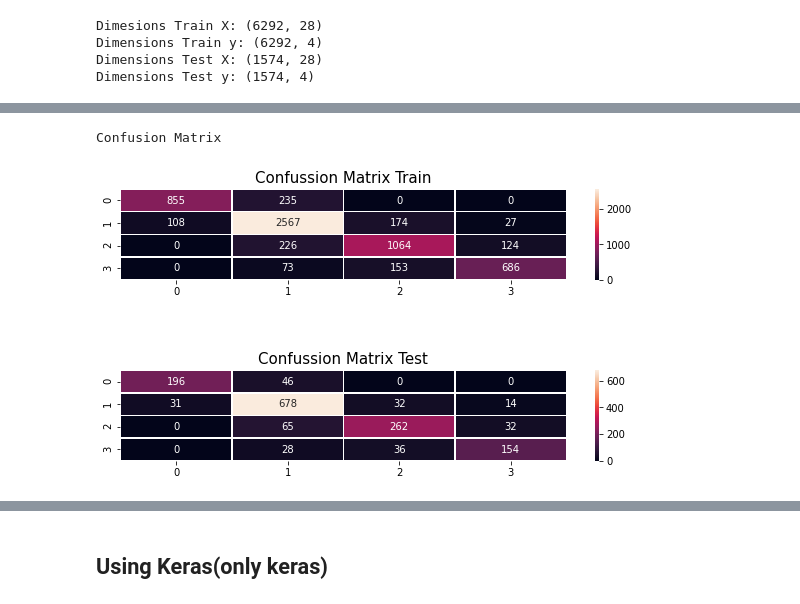
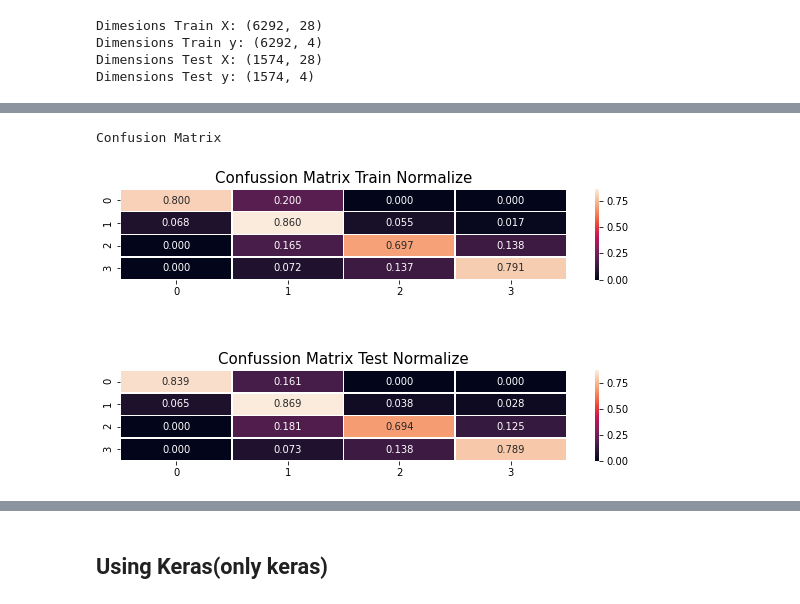
Before and after one commit to joseortegalabra/MLBI, a Jupyter notebook: Tarea1_MLBI_José_Ignacio_Ortega_Labra.ipynb, the cells around one changed output, grey strips where cells are left out. Saved outputs shown, nothing was run; the diff lists cells and outputs as text; code cells hidden in the pictures.

```diff
--- a/Tarea1_MLBI_José_Ignacio_Ortega_Labra.ipynb
+++ b/Tarea1_MLBI_José_Ignacio_Ortega_Labra.ipynb
@@ -376,5 +377,5 @@ ims = []
 # %%
-#training
+###TRAIN NN
 loss_vector_train = []
 loss_vector_test = []
 acc_vector_train = []
@@ -383,6 +384,7 @@ iPY = []  #save animation results
 
 
 for epoch in range(epochs):
+  #reset metrics
   train_loss.reset_states()
   train_accuracy.reset_states()
   test_loss.reset_states()
@@ -390,12 +392,12 @@ for epoch in range(epochs):
 
   #traning with batches
   data_train, labels_train = create_batch(ex1.X_train_scaled, ex1.y_train_dummy, batch_size)
-  train_step(data_train, labels_train)
+  train_step(data_train,labels_train, model_ex1, loss_object, optimizer, train_loss, train_accuracy)
   loss_vector_train.append(train_loss.result().numpy())
   acc_vector_train.append(train_accuracy.result().numpy())
 
   #test with all data
-  test_step(ex1.X_test_scaled, ex1.y_test_dummy)
+  test_step(ex1.X_test_scaled, ex1.y_test_dummy, model_ex1,loss_object, test_loss, test_accuracy)
   loss_vector_test.append(test_loss.result().numpy())
   acc_vector_test.append(test_accuracy.result().numpy())
 
@@ -405,7 +407,8 @@ for epoch in range(epochs):
     print(template.format(epoch + 1, train_loss.result(), train_accuracy.result(), test_loss.result(), test_accuracy.result()))
 
   #meshgrid results
-  Z = predictions_ex1(data_fict, model_ex1)
+  xx, yy, data_2d_meshgrid = meshgrid_visualization2d_pca(ex1.X_train_2d, ex1.pca, ex1.scaler)
+  Z = predictions_ex1(data_2d_meshgrid, model_ex1)
   Z = Z.reshape(xx.shape)
   iPY.append(Z)
 # %% [output]
@@ -499,9 +498,9 @@ De cada clase: [0.8358209  0.86259542 0.7605225  0.73684211]
 # %%
 print('Confusion Matrix')
-confussion_matrix_train_test(ex1.y_train, y_train_predict, ex1.y_test, y_test_predict, normalize = False)
+confussion_matrix_train_test(ex1.y_train, y_train_predict, ex1.y_test, y_test_predict, normalize = True)
 # %% [output]
 Confusion Matrix
-[figure, old version]
+[figure, new version]
 # %%
 print('Summary Metrics')
 etiqueta_cluster = ['C1', 'C2', 'C3', 'C4']
```
Also changed, not shown: parts of 38 cells of this notebook.
